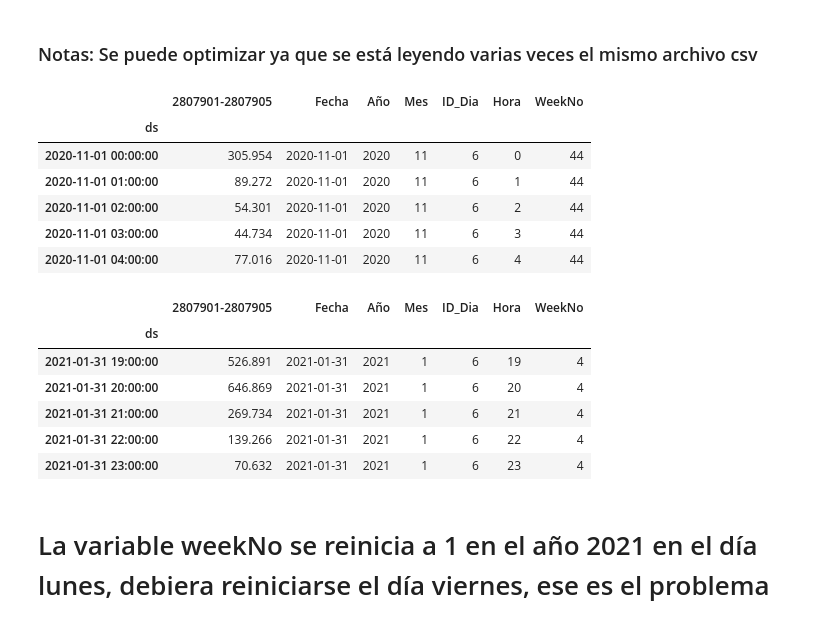
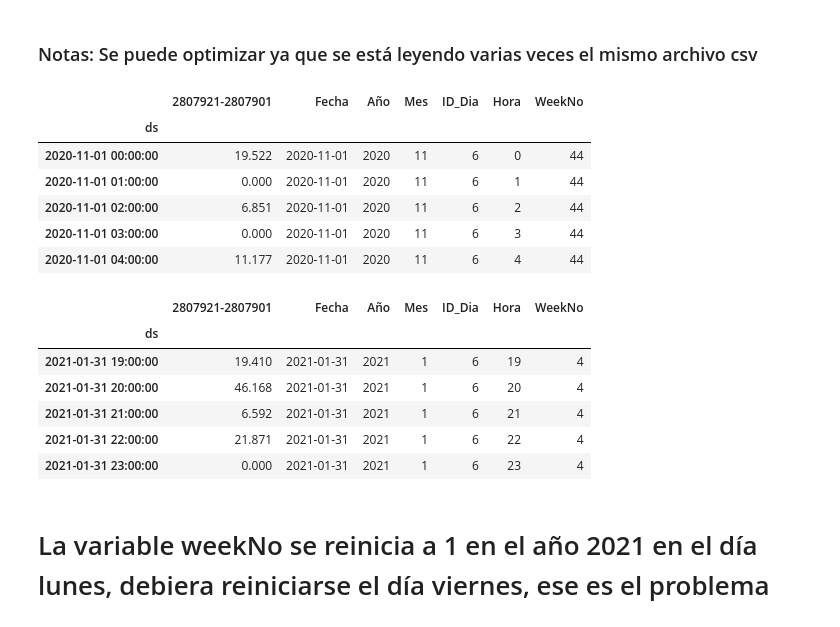
Before and after one commit to Jhonvalencia77/3er_avance, a Jupyter notebook: Patrones2_Trayectos_Diarios_Nov-Ene.ipynb, the cells around one changed output. Drawn from its saved outputs; the diff is of its cells as text; code cells hidden in the pictures.

```diff
--- a/Patrones2_Trayectos_Diarios_Nov-Ene.ipynb
+++ b/Patrones2_Trayectos_Diarios_Nov-Ene.ipynb
@@ -68,7 +68,7 @@ def df_origen(origen,destino):
 
     mean_df2 = df2_Dia.mean()
     mean_dict2 = mean_df2.to_dict()
-    main_lines2 = list(dict.keys(dict(filter(lambda x: x[1] > 2000, mean_dict2.items())))) #Obtengo las claves de las columnas con un promedio por dia mayor a 8000
+    main_lines2 = list(dict.keys(dict(filter(lambda x: x[1] > 3000, mean_dict2.items())))) #Obtengo las claves de las columnas con un promedio por dia mayor a 8000
 
     #Sacamos solo los trayectos principales
     main_lines.insert(0,"ds")
@@ -106,21 +106,21 @@ def df_origen(origen,destino):
 
     return df, lista, df_Dia, main_lines, df_main_lines, df2, df2_Dia, main_lines2, df_main_lines2, df_Final,df2_Final,listaDst
 # %%
-origen = "2807901"
-destino = "2807905"
+origen = "2807921"
+destino = "2807901"
 df,lista, df_Dia, main_lines, df_main_lines, df2, df2_Dia, main_lines2, df_main_lines2,df_Final,df2_Final,listaDst = df_origen(origen,destino)
 df_main_lines.head(5)
 df_main_lines2.head(5)
 df_Final.head(5)
 df2_Final.head(5)
 # %% [output]
-|  | 2807901-2807905 | Fecha | Año | Mes | ID_Dia | Hora | WeekNo |
+|  | 2807921-2807901 | Fecha | Año | Mes | ID_Dia | Hora | WeekNo |
 | ds |  |  |  |  |  |  |  |
-| 2020-11-01 00:00:00 | 305.954 | 2020-11-01 | 2020 | 11 | 6 | 0 | 44 |
-| 2020-11-01 01:00:00 | 89.272 | 2020-11-01 | 2020 | 11 | 6 | 1 | 44 |
-| 2020-11-01 02:00:00 | 54.301 | 2020-11-01 | 2020 | 11 | 6 | 2 | 44 |
-| 2020-11-01 03:00:00 | 44.734 | 2020-11-01 | 2020 | 11 | 6 | 3 | 44 |
-| 2020-11-01 04:00:00 | 77.016 | 2020-11-01 | 2020 | 11 | 6 | 4 | 44 |
+| 2020-11-01 00:00:00 | 19.522 | 2020-11-01 | 2020 | 11 | 6 | 0 | 44 |
+| 2020-11-01 01:00:00 | 0.000 | 2020-11-01 | 2020 | 11 | 6 | 1 | 44 |
+| 2020-11-01 02:00:00 | 6.851 | 2020-11-01 | 2020 | 11 | 6 | 2 | 44 |
+| 2020-11-01 03:00:00 | 0.000 | 2020-11-01 | 2020 | 11 | 6 | 3 | 44 |
+| 2020-11-01 04:00:00 | 11.177 | 2020-11-01 | 2020 | 11 | 6 | 4 | 44 |
 # %%
 #print(names_1)
 #print(lista)
@@ -132,13 +132,13 @@ data3=df2_Final.loc['2020-12-01':'2020-12-31']
 data4=df2_Final.loc['2021-01-01':'2021-01-31']
 data4.tail(5)
 # %% [output]
-|  | 2807901-2807905 | Fecha | Año | Mes | ID_Dia | Hora | WeekNo |
+|  | 2807921-2807901 | Fecha | Año | Mes | ID_Dia | Hora | WeekNo |
 | ds |  |  |  |  |  |  |  |
-| 2021-01-31 19:00:00 | 526.891 | 2021-01-31 | 2021 | 1 | 6 | 19 | 4 |
-| 2021-01-31 20:00:00 | 646.869 | 2021-01-31 | 2021 | 1 | 6 | 20 | 4 |
-| 2021-01-31 21:00:00 | 269.734 | 2021-01-31 | 2021 | 1 | 6 | 21 | 4 |
-| 2021-01-31 22:00:00 | 139.266 | 2021-01-31 | 2021 | 1 | 6 | 22 | 4 |
-| 2021-01-31 23:00:00 | 70.632 | 2021-01-31 | 2021 | 1 | 6 | 23 | 4 |
+| 2021-01-31 19:00:00 | 19.410 | 2021-01-31 | 2021 | 1 | 6 | 19 | 4 |
+| 2021-01-31 20:00:00 | 46.168 | 2021-01-31 | 2021 | 1 | 6 | 20 | 4 |
+| 2021-01-31 21:00:00 | 6.592 | 2021-01-31 | 2021 | 1 | 6 | 21 | 4 |
+| 2021-01-31 22:00:00 | 21.871 | 2021-01-31 | 2021 | 1 | 6 | 22 | 4 |
+| 2021-01-31 23:00:00 | 0.000 | 2021-01-31 | 2021 | 1 | 6 | 23 | 4 |
 # %%
 #print(listaDst)
 # %%
```
Also changed, not shown: parts of 4 cells of this notebook.
